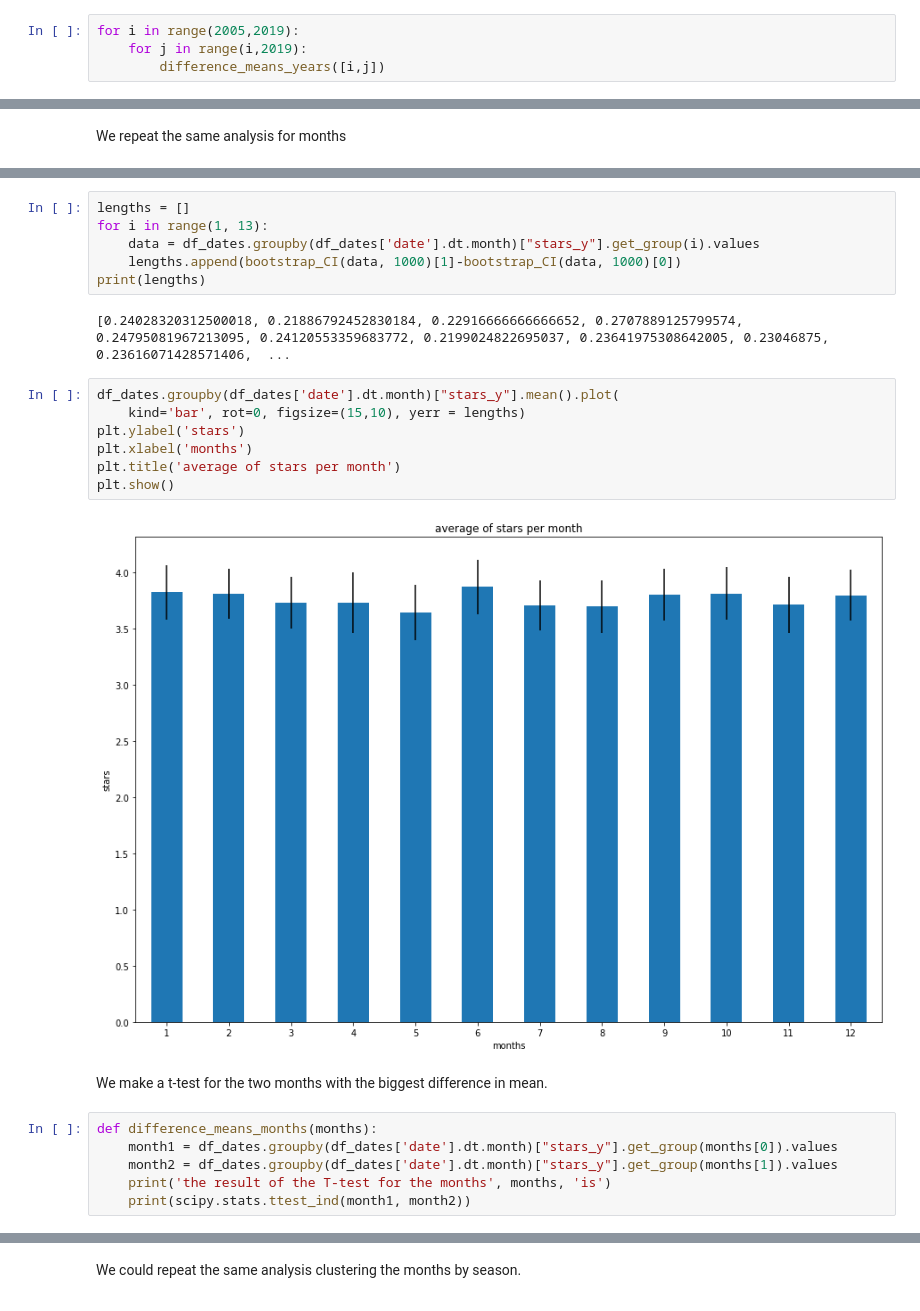
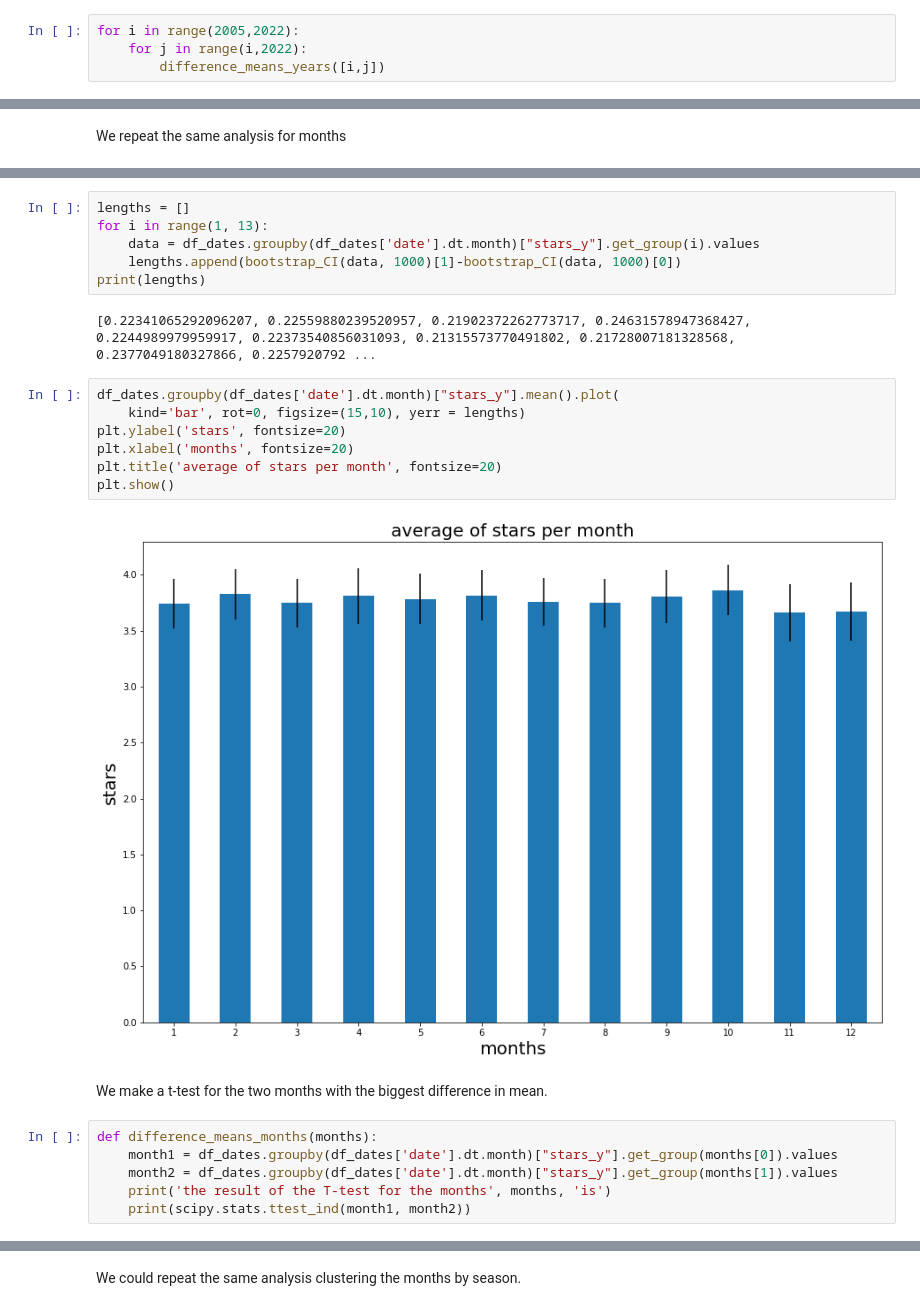
Before and after one commit to lucarossi9/Statistical-computation-project-2, a Jupyter notebook: evaluating the evolution of the ratings.ipynb, the cells around one changed output, grey strips where cells are left out. Cells and saved outputs as stored; diff of their text form.

```diff
--- a/evaluating the evolution of the ratings.ipynb
+++ b/evaluating the evolution of the ratings.ipynb
@@ -428,8 +427,8 @@ def difference_means_years(years):
     print('the result of the T-test for the years', years, 'is')
     print(scipy.stats.ttest_ind(year1, year2))
 # %%
-for i in range(2005,2019):
-    for j in range(i,2019):
+for i in range(2005,2022):
+    for j in range(i,2022):
         difference_means_years([i,j])
 # %% [output]
 the result of the T-test for the years [2005, 2005] is
@@ -481,24 +478,24 @@ for i in range(1, 13):
     lengths.append(bootstrap_CI(data, 1000)[1]-bootstrap_CI(data, 1000)[0])
 print(lengths)
 # %% [output]
-[0.24028320312500018, 0.21886792452830184, 0.22916666666666652, 0.2707889125799574, 0.24795081967213095, 0.24120553359683772, 0.2199024822695037, 0.23641975308642005, 0.23046875, 0.23616071428571406,  ...
+[0.22341065292096207, 0.22559880239520957, 0.21902372262773717, 0.24631578947368427, 0.2244989979959917, 0.22373540856031093, 0.21315573770491802, 0.21728007181328568, 0.2377049180327866, 0.2257920792 ...
 # %%
 df_dates.groupby(df_dates['date'].dt.month)["stars_y"].mean().plot(
     kind='bar', rot=0, figsize=(15,10), yerr = lengths)
-plt.ylabel('stars')
-plt.xlabel('months')
-plt.title('average of stars per month')
+plt.ylabel('stars', fontsize=20)
+plt.xlabel('months', fontsize=20)
+plt.title('average of stars per month', fontsize=20)
 plt.show()
 # %% [output]
-[figure, old version]
+[figure, new version]
 # %% [markdown]
 We make a t-test for the two months with the biggest difference in mean.
-# %%
-def difference_means_months(months):
-    month1 = df_dates.groupby(df_dates['date'].dt.month)["stars_y"].get_group(months[0]).values
-    month2 = df_dates.groupby(df_dates['date'].dt.month)["stars_y"].get_group(months[1]).values
-    print('the result of the T-test for the months', months, 'is')
-    print(scipy.stats.ttest_ind(month1, month2))
+# %%
+def difference_means_months(months):
+    month1 = df_dates.groupby(df_dates['date'].dt.month)["stars_y"].get_group(months[0]).values
+    month2 = df_dates.groupby(df_dates['date'].dt.month)["stars_y"].get_group(months[1]).values
+    print('the result of the T-test for the months', months, 'is')
+    print(scipy.stats.ttest_ind(month1, month2))
 # %%
 for i in range(1,13):
     for j in range(i,13):
```
Also changed, not shown: parts of 84 cells of this notebook.
